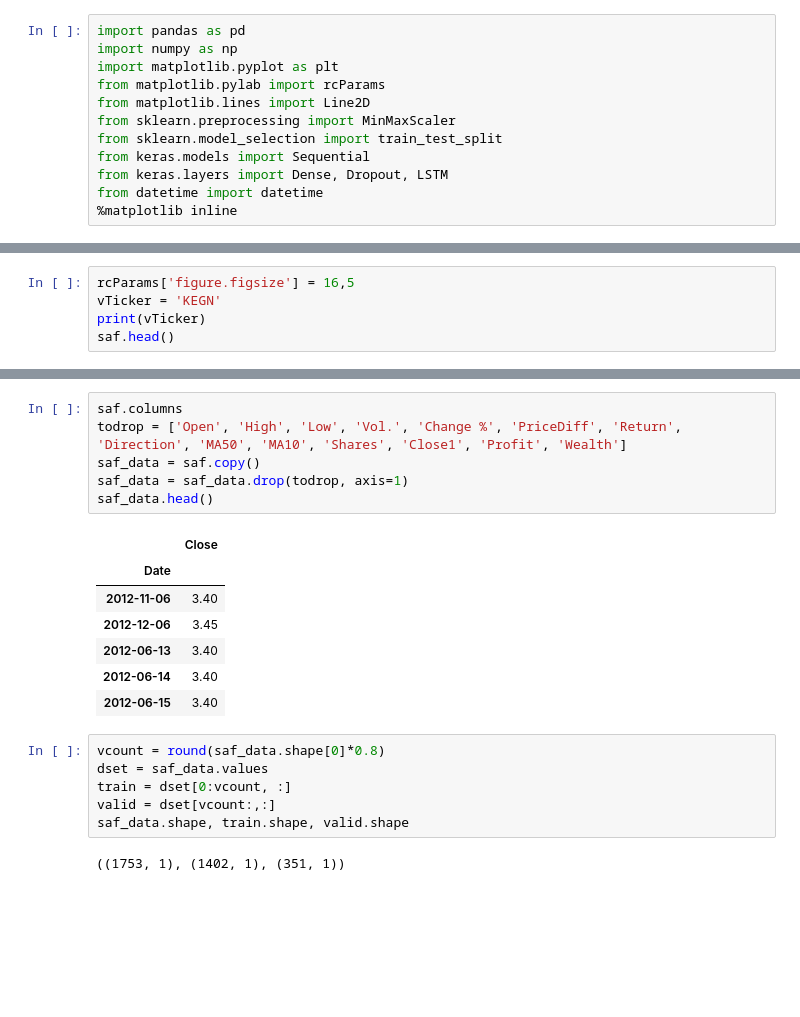
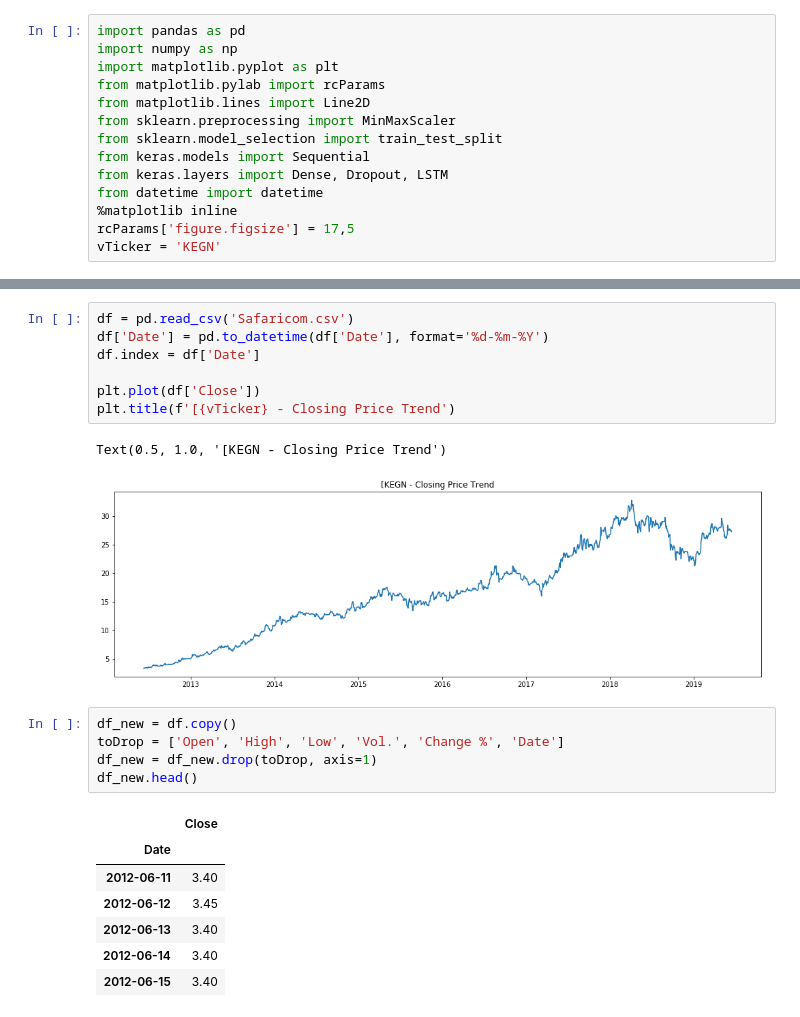
Before and after one commit to felixodette/safaricom_stock, a Jupyter notebook: Safaricom Stocks.ipynb, the cells around one changed output, grey strips where cells are left out. Drawn from its saved outputs; the diff is of its cells as text; blank space fills up the shorter version.

```diff
--- a/Safaricom Stocks.ipynb
+++ b/Safaricom Stocks.ipynb
@@ -10,3 +10,5 @@ from keras.models import Sequential
 from keras.layers import Dense, Dropout, LSTM
 from datetime import datetime
 %matplotlib inline
+rcParams['figure.figsize'] = 17,5
+vTicker = 'KEGN'
@@ -142,5 +14,0 @@ dtype: bool
-# %%
-rcParams['figure.figsize'] = 16,5
-vTicker = 'KEGN'
-print(vTicker)
-saf.head()
@@ -181,22 +15,23 @@ Text(0.5, 1.0, '[KEGN] - CLOSING PRICE TREND')
-# %%
-saf.columns
-todrop = ['Open', 'High', 'Low', 'Vol.', 'Change %', 'PriceDiff', 'Return', 'Direction', 'MA50', 'MA10', 'Shares', 'Close1', 'Profit', 'Wealth']
-saf_data = saf.copy()
-saf_data = saf_data.drop(todrop, axis=1)
-saf_data.head()
-# %% [output]
-|  | Close |
-| Date |  |
-| 2012-11-06 | 3.40 |
-| 2012-12-06 | 3.45 |
-| 2012-06-13 | 3.40 |
-| 2012-06-14 | 3.40 |
-| 2012-06-15 | 3.40 |
-# %%
-vcount = round(saf_data.shape[0]*0.8)
-dset = saf_data.values
-train = dset[0:vcount, :]
-valid = dset[vcount:,:]
-saf_data.shape, train.shape, valid.shape
-# %% [output]
-((1753, 1), (1402, 1), (351, 1))
+# %%
+df = pd.read_csv('Safaricom.csv')
+df['Date'] = pd.to_datetime(df['Date'], format='%d-%m-%Y')
+df.index = df['Date']
+
+plt.plot(df['Close'])
+plt.title(f'[{vTicker} - Closing Price Trend')
+# %% [output]
+Text(0.5, 1.0, '[KEGN - Closing Price Trend')
+[figure, added]
+# %%
+df_new = df.copy()
+toDrop = ['Open', 'High', 'Low', 'Vol.', 'Change %', 'Date']
+df_new = df_new.drop(toDrop, axis=1)
+df_new.head()
+# %% [output]
+|  | Close |
+| Date |  |
+| 2012-06-11 | 3.40 |
+| 2012-06-12 | 3.45 |
+| 2012-06-13 | 3.40 |
+| 2012-06-14 | 3.40 |
+| 2012-06-15 | 3.40 |
```
Also changed, not shown: parts of 30 cells of this notebook.
